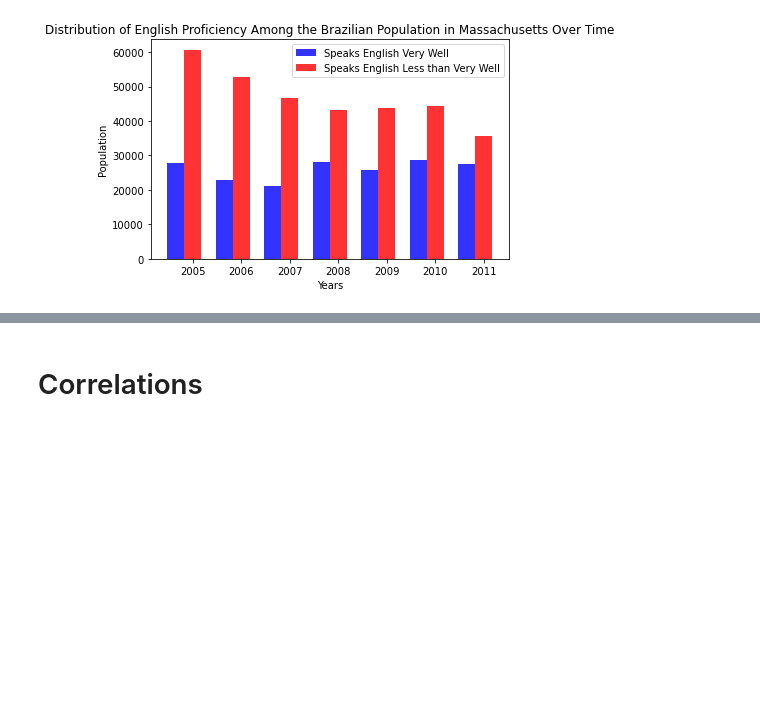
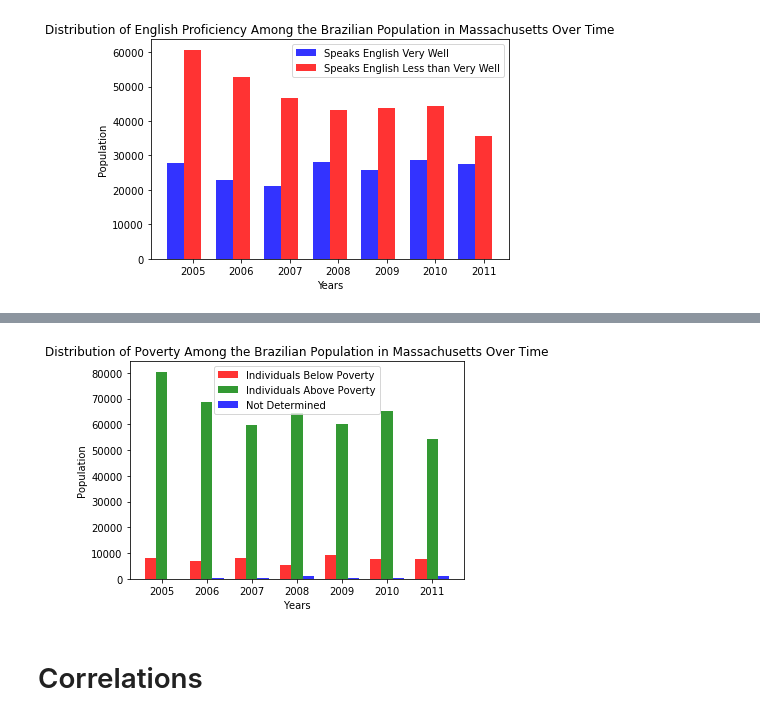
Before and after one commit to BU-Spark/ds-boston-bpda-br-census, a Jupyter notebook: Notebook Files/Brazilian Immigrant Population Over Time.ipynb, the cells around one changed output, grey strips where cells are left out. Cells and saved outputs as stored; diff of their text form; code cells hidden in the pictures; blank space fills up the shorter version.

```diff
--- a/Notebook Files/Brazilian Immigrant Population Over Time.ipynb
+++ b/Notebook Files/Brazilian Immigrant Population Over Time.ipynb
@@ -446,3 +641,41 @@ proficiency_over_time(verywell_count, lessthan_count, years)
+# %%
+# Graphs the distribution of Gender amongst those Unemployed overtime
+def poverty_over_time(below_poverty_count, above_poverty_count, not_determined_count, years):
+    # data to plot
+    n_groups = len(below_poverty_count)
+
+    # create plot
+    fig, ax = plt.subplots()
+    index = np.arange(n_groups)
+    bar_width = 0.25
+    opacity = 0.8
+
+    plt.bar(index, below_poverty_count, bar_width,
+        alpha=opacity,
+        color='r',
+        label='Individuals Below Poverty')
+
+    plt.bar(index + bar_width, above_poverty_count, bar_width,
+        alpha=opacity,
+        color='g',
+        label='Individuals Above Poverty')
+
+    plt.bar(index + 2 * bar_width, not_determined_count, bar_width,
+        alpha=opacity,
+        color='b',
+        label='Not Determined')
+
+    plt.xlabel('Years')
+    plt.ylabel('Population')
+    plt.title('Distribution of Poverty Among the Brazilian Population in Massachusetts Over Time')
+    plt.xticks(index + bar_width, years)
+    plt.legend()
+
+    plt.show()
+
+poverty_over_time(below_poverty_count, above_poverty_count, not_determined_count, years)
+# %% [output]
+[figure, added]
 # %% [markdown]
 # Correlations
 # %%
```
Also changed, not shown: parts of 12 cells of this notebook, 2 other files.
